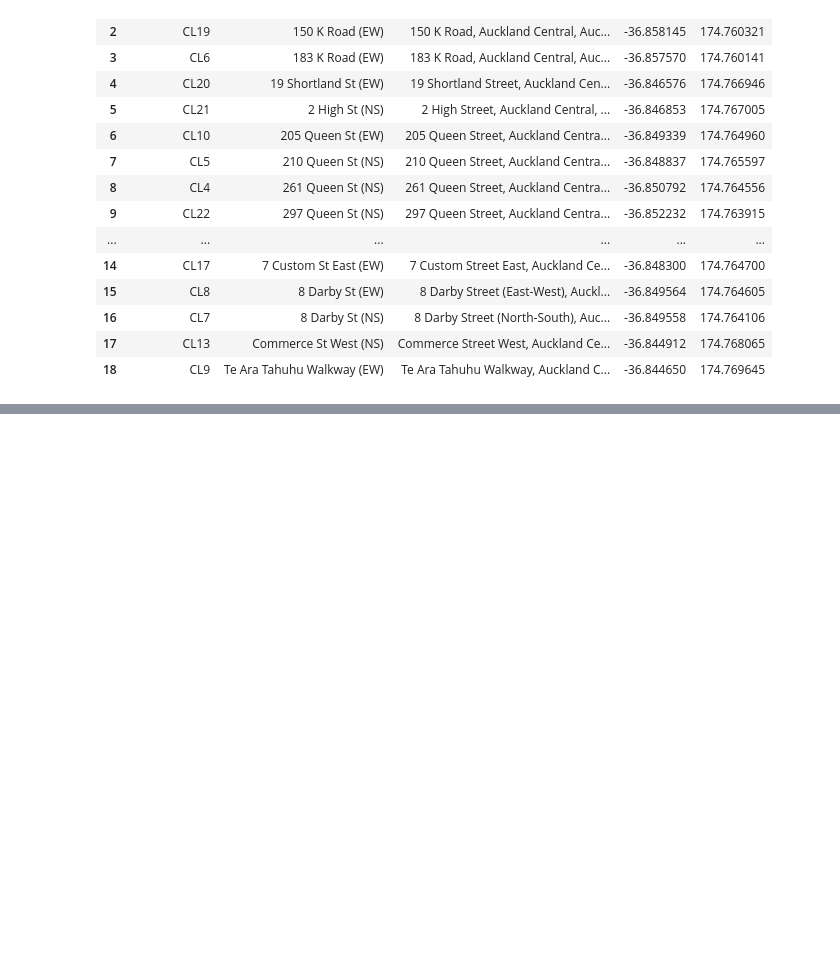
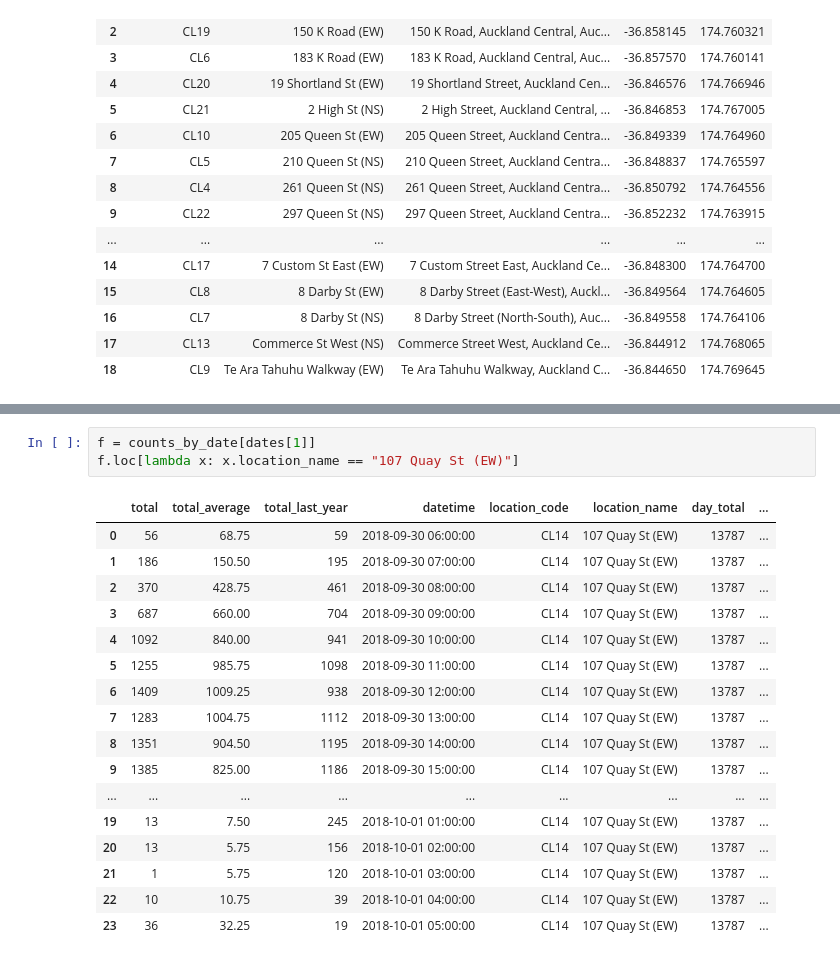
Before and after one commit to mrcagney/hotc, a Jupyter notebook: ipynb/examples.ipynb, the cells around one changed output, grey strips where cells are left out. Cells and saved outputs as stored; diff of their text form; blank space fills up the shorter version.

```diff
--- a/ipynb/examples.ipynb
+++ b/ipynb/examples.ipynb
@@ -70 +69,22 @@ Wall time: 35.3 s
 504 rows × 9 columns
+# %%
+f = counts_by_date[dates[1]]
+f.loc[lambda x: x.location_name == "107 Quay St (EW)"]
+# %% [output]
+|  | total | total_average | total_last_year | datetime | location_code | location_name | day_total | ... |
+| 0 | 56 | 68.75 | 59 | 2018-09-30 06:00:00 | CL14 | 107 Quay St (EW) | 13787 | ... |
+| 1 | 186 | 150.50 | 195 | 2018-09-30 07:00:00 | CL14 | 107 Quay St (EW) | 13787 | ... |
+| 2 | 370 | 428.75 | 461 | 2018-09-30 08:00:00 | CL14 | 107 Quay St (EW) | 13787 | ... |
+| 3 | 687 | 660.00 | 704 | 2018-09-30 09:00:00 | CL14 | 107 Quay St (EW) | 13787 | ... |
+| 4 | 1092 | 840.00 | 941 | 2018-09-30 10:00:00 | CL14 | 107 Quay St (EW) | 13787 | ... |
+| 5 | 1255 | 985.75 | 1098 | 2018-09-30 11:00:00 | CL14 | 107 Quay St (EW) | 13787 | ... |
+| 6 | 1409 | 1009.25 | 938 | 2018-09-30 12:00:00 | CL14 | 107 Quay St (EW) | 13787 | ... |
+| 7 | 1283 | 1004.75 | 1112 | 2018-09-30 13:00:00 | CL14 | 107 Quay St (EW) | 13787 | ... |
+| 8 | 1351 | 904.50 | 1195 | 2018-09-30 14:00:00 | CL14 | 107 Quay St (EW) | 13787 | ... |
+| 9 | 1385 | 825.00 | 1186 | 2018-09-30 15:00:00 | CL14 | 107 Quay St (EW) | 13787 | ... |
+| ... | ... | ... | ... | ... | ... | ... | ... | ... |
+| 19 | 13 | 7.50 | 245 | 2018-10-01 01:00:00 | CL14 | 107 Quay St (EW) | 13787 | ... |
+| 20 | 13 | 5.75 | 156 | 2018-10-01 02:00:00 | CL14 | 107 Quay St (EW) | 13787 | ... |
+| 21 | 1 | 5.75 | 120 | 2018-10-01 03:00:00 | CL14 | 107 Quay St (EW) | 13787 | ... |
+| 22 | 10 | 10.75 | 39 | 2018-10-01 04:00:00 | CL14 | 107 Quay St (EW) | 13787 | ... |
+| 23 | 36 | 32.25 | 19 | 2018-10-01 05:00:00 | CL14 | 107 Quay St (EW) | 13787 | ... |
```
Also changed, not shown: parts of 3 cells of this notebook, 5 other files.
